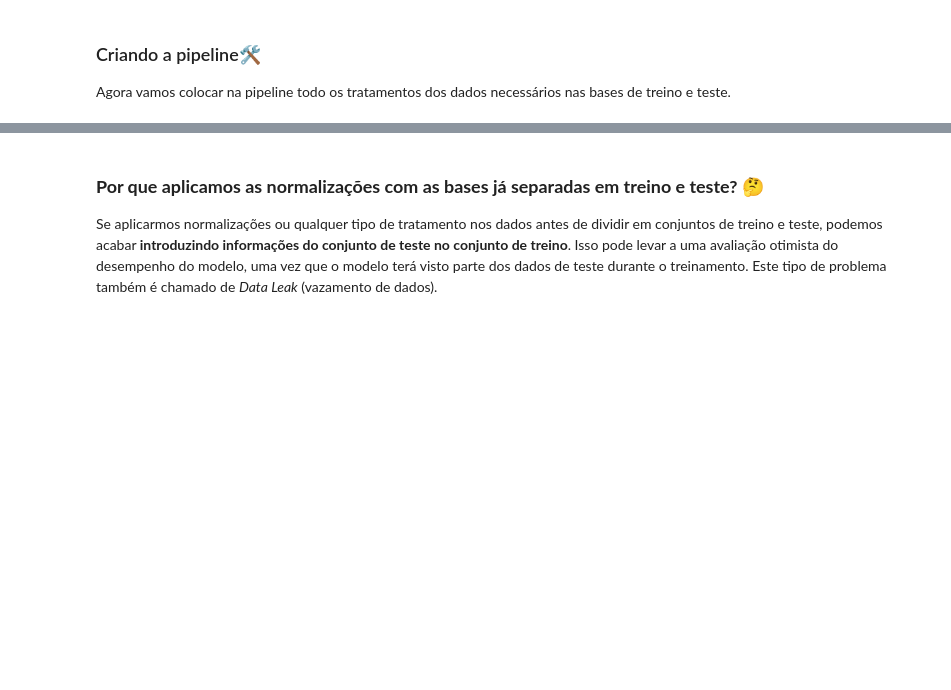
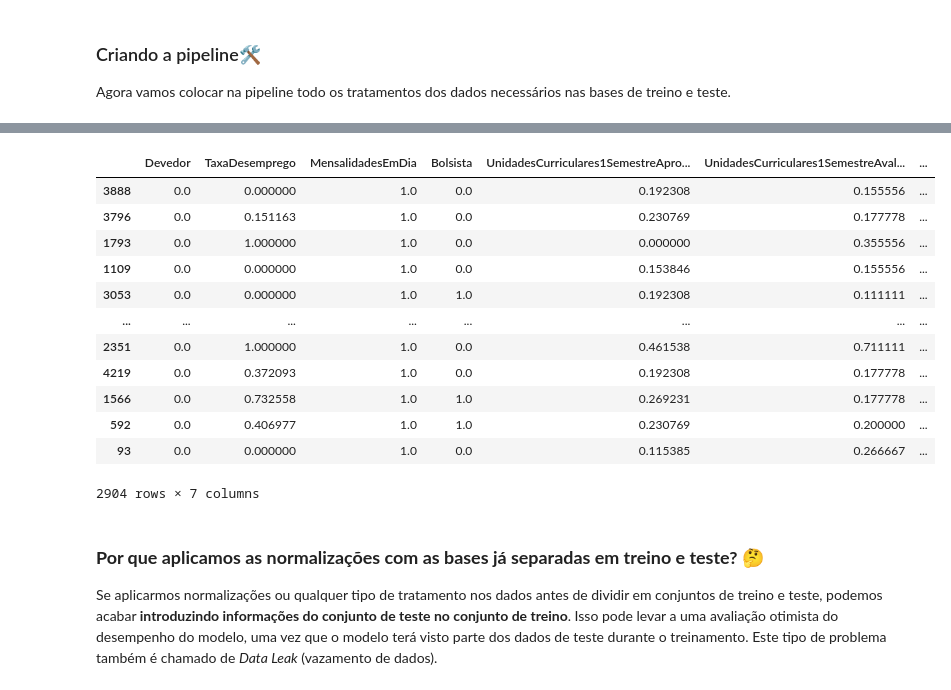
Before and after one commit to AnaRaquelCafe/PredizendoEvasaoFaculdade, a Jupyter notebook: Conhecendo_algoritmos_de_machine_learning.ipynb, the cells around one changed output, grey strips where cells are left out. Saved outputs shown, nothing was run; the diff lists cells and outputs as text; code cells hidden in the pictures; blank space fills up the shorter version.

```diff
--- a/Conhecendo_algoritmos_de_machine_learning.ipynb
+++ b/Conhecendo_algoritmos_de_machine_learning.ipynb
@@ -372,3 +399,19 @@ test = pipeline(X_test)
+# %%
+train
+# %% [output]
+|  | Devedor | TaxaDesemprego | MensalidadesEmDia | Bolsista | UnidadesCurriculares1SemestreApro... | UnidadesCurriculares1SemestreAval... | ... |
+| 3888 | 0.0 | 0.000000 | 1.0 | 0.0 | 0.192308 | 0.155556 | ... |
+| 3796 | 0.0 | 0.151163 | 1.0 | 0.0 | 0.230769 | 0.177778 | ... |
+| 1793 | 0.0 | 1.000000 | 1.0 | 0.0 | 0.000000 | 0.355556 | ... |
+| 1109 | 0.0 | 0.000000 | 1.0 | 0.0 | 0.153846 | 0.155556 | ... |
+| 3053 | 0.0 | 0.000000 | 1.0 | 1.0 | 0.192308 | 0.111111 | ... |
+| ... | ... | ... | ... | ... | ... | ... | ... |
+| 2351 | 0.0 | 1.000000 | 1.0 | 0.0 | 0.461538 | 0.711111 | ... |
+| 4219 | 0.0 | 0.372093 | 1.0 | 0.0 | 0.192308 | 0.177778 | ... |
+| 1566 | 0.0 | 0.732558 | 1.0 | 1.0 | 0.269231 | 0.177778 | ... |
+| 592 | 0.0 | 0.406977 | 1.0 | 1.0 | 0.230769 | 0.200000 | ... |
+| 93 | 0.0 | 0.000000 | 1.0 | 0.0 | 0.115385 | 0.266667 | ... |
+2904 rows × 7 columns
 # %% [markdown]
 
 ### **Por que aplicamos as normalizações com as bases já separadas em treino e teste?** 🤔
```
Also changed, not shown: parts of 25 cells of this notebook.
